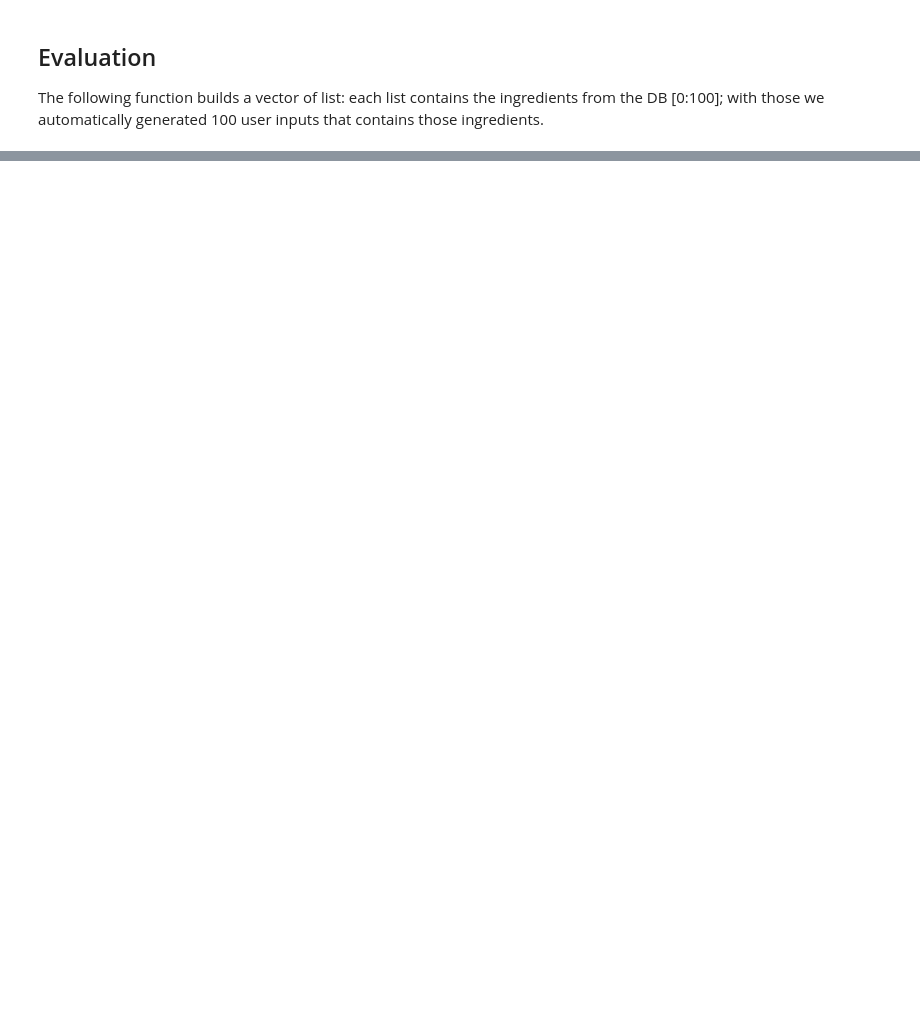
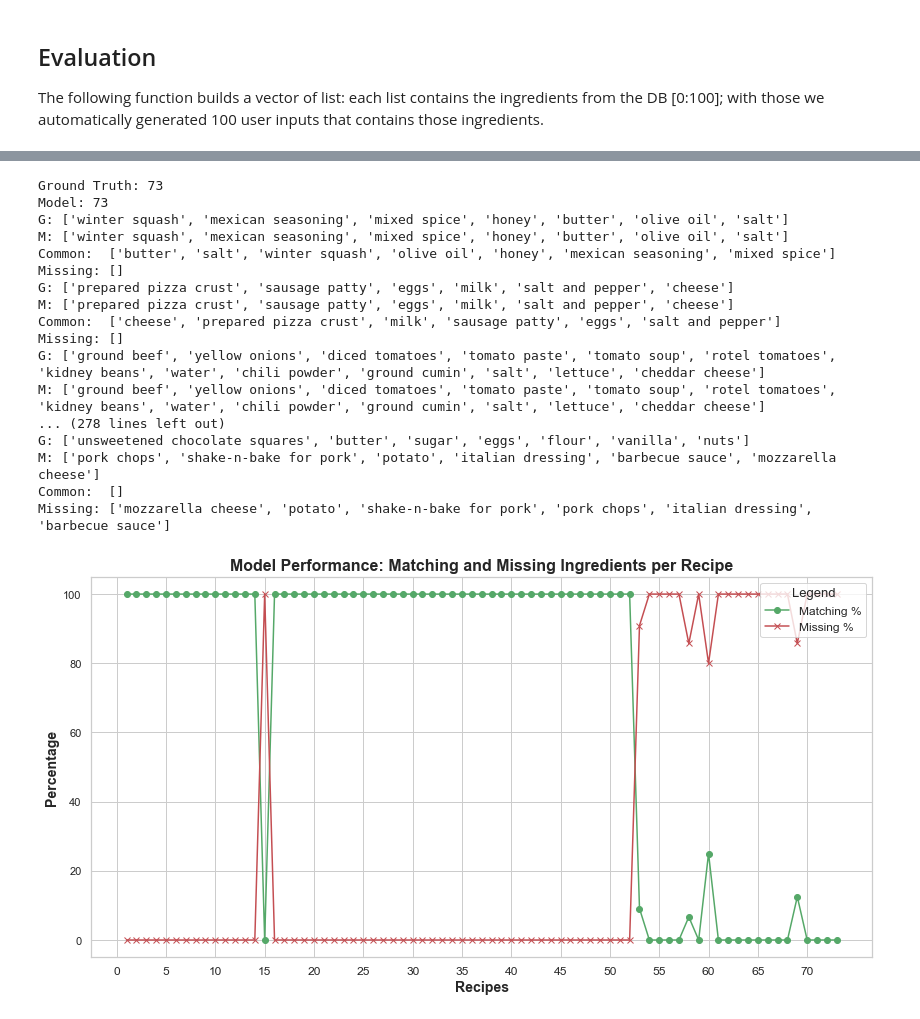
Before and after one commit to Mattolo4/Recipe-Chat-bot, a Jupyter notebook: Matteo.ipynb, the cells around one changed output, grey strips where cells are left out. Saved outputs shown, nothing was run; the diff lists cells and outputs as text; code cells hidden in the pictures; blank space fills up the shorter version.

Commit message:
visualization performance

```diff
--- a/Matteo.ipynb
+++ b/Matteo.ipynb
@@ -196,7 +196,7 @@ The following function builds a vector of list: each list contains the ingredien
 # %%
-prompt = []
-for ingredient in df_recipes['ingredients'].iloc[:100]: # Depending on the range, different lists can be outputted
-    prompt.append(ingredient)
-
-print(prompt)
+ground_truth = []
+for ingredient in df_recipes['ingredients'].iloc[:73]: # Depending on the range, different lists can be outputted
+    temp = convert_strings_to_lists(ingredient)
+    ground_truth.append(temp)
+print(ground_truth)
 # %% [output]
@@ -238,7 +238,7 @@ user_inputs = [
     "Can you suggest a recipe using ground beef, onion, tomato sauce, taco sauce, salt, pepper, Tabasco sauce, hot chili pepper, cornmeal, whole kernel corn, sliced ripe olives, and cheddar cheese?",
     "How can I use butter, dry ranch dressing mix, and French bread in a recipe?",
     "I need a dish that includes ground venison, egg substitute, non-fat powdered milk, water, fresh breadcrumb, onion, salt, black pepper, dry mustard, and Worcestershire sauce.",
-    "What can I make with milk, frozen juice concentrate, and plain yogurt?",
+    "What can I make with milk, frozen juice concentrùate, and plain yogurt?",
     "Can you suggest a recipe using low sodium chicken broth, diced tomatoes, zucchini, corn, potatoes, wax beans, green beans, and carrots?",
     "What dish can I make with frozen chopped spinach, egg, salt, black pepper, onion, sharp cheddar cheese, condensed cream of mushroom soup, and crouton?",
     "What can I cook with red potatoes, green onion, diced pimentos, fat-free mayonnaise, plain low-fat yogurt, low-fat sour cream, sugar, prepared mustard, white wine vinegar, salt, pepper, celery seed, and garlic?",
@@ -280,0 +325,6 @@ user_inputs = [
+# %%
+extracted_ingrediends = []
+for sentence in user_inputs:
+    extracted_ingrediends.append(extractIngredients(sentence))
+
+print(f"Ground Truth: {len(ground_truth)}\nModel: {len(extracted_ingrediends)}")
@@ -280,0 +349,5 @@ user_inputs = [
+# %%
+model_ingredients = []
+for ingred in extracted_ingrediends:
+    recipe = get_most_likely_recipes(ingred, df_recipes, 1)
+    model_ingredients.append(list(recipe['ingredients'])[0])
@@ -280,0 +372,31 @@ user_inputs = [
+# %%
+print(f"Ground Truth: {len(ground_truth)}\nModel: {len(model_ingredients)}")
+percMatching = []
+percMissing  = []
+for idx, ingred in enumerate(ground_truth):
+    model_ing = model_ingredients[idx]
+    print(f"G: {ingred}\nM: {model_ing}")
+    percOverlap, percDifference = computePercIngredients(ingred, model_ing)
+    percMatching.append(percOverlap)
+    percMissing.append(percDifference)
+
+plot_ingredient_percentages(percMatching, percMissing)
+# %% [output]
+Ground Truth: 73
+Model: 73
+G: ['winter squash', 'mexican seasoning', 'mixed spice', 'honey', 'butter', 'olive oil', 'salt']
+M: ['winter squash', 'mexican seasoning', 'mixed spice', 'honey', 'butter', 'olive oil', 'salt']
+Common:  ['butter', 'salt', 'winter squash', 'olive oil', 'honey', 'mexican seasoning', 'mixed spice']
+Missing: []
+G: ['prepared pizza crust', 'sausage patty', 'eggs', 'milk', 'salt and pepper', 'cheese']
+M: ['prepared pizza crust', 'sausage patty', 'eggs', 'milk', 'salt and pepper', 'cheese']
+Common:  ['cheese', 'prepared pizza crust', 'milk', 'sausage patty', 'eggs', 'salt and pepper']
+Missing: []
+G: ['ground beef', 'yellow onions', 'diced tomatoes', 'tomato paste', 'tomato soup', 'rotel tomatoes', 'kidney beans', 'water', 'chili powder', 'ground cumin', 'salt', 'lettuce', 'cheddar cheese']
+M: ['ground beef', 'yellow onions', 'diced tomatoes', 'tomato paste', 'tomato soup', 'rotel tomatoes', 'kidney beans', 'water', 'chili powder', 'ground cumin', 'salt', 'lettuce', 'cheddar cheese']
+... (278 lines left out)
+G: ['unsweetened chocolate squares', 'butter', 'sugar', 'eggs', 'flour', 'vanilla', 'nuts']
+M: ['pork chops', 'shake-n-bake for pork', 'potato', 'italian dressing', 'barbecue sauce', 'mozzarella cheese']
+Common:  []
+Missing: ['mozzarella cheese', 'potato', 'shake-n-bake for pork', 'pork chops', 'italian dressing', 'barbecue sauce']
+[figure, added]
```
Also changed, not shown: parts of 9 cells of this notebook.
